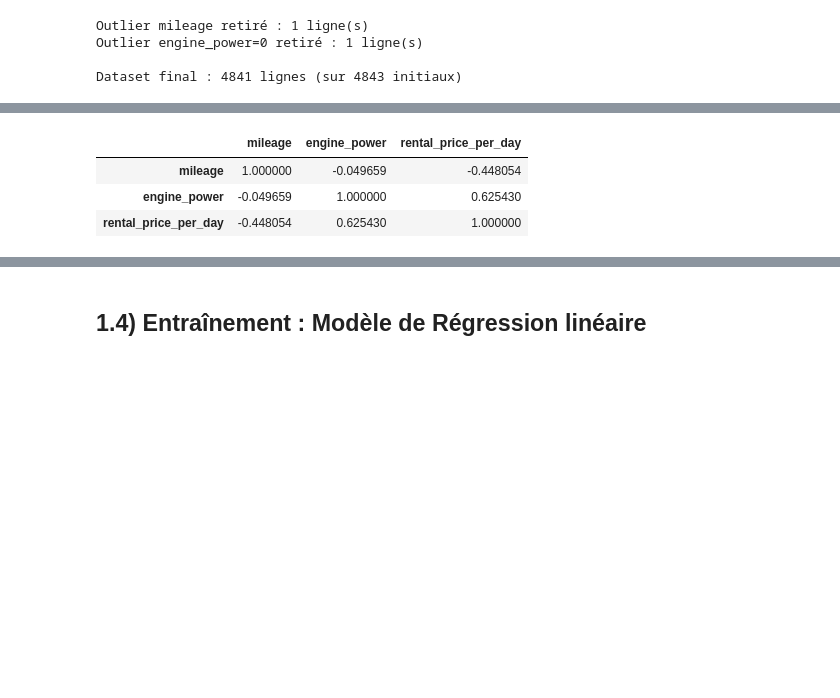
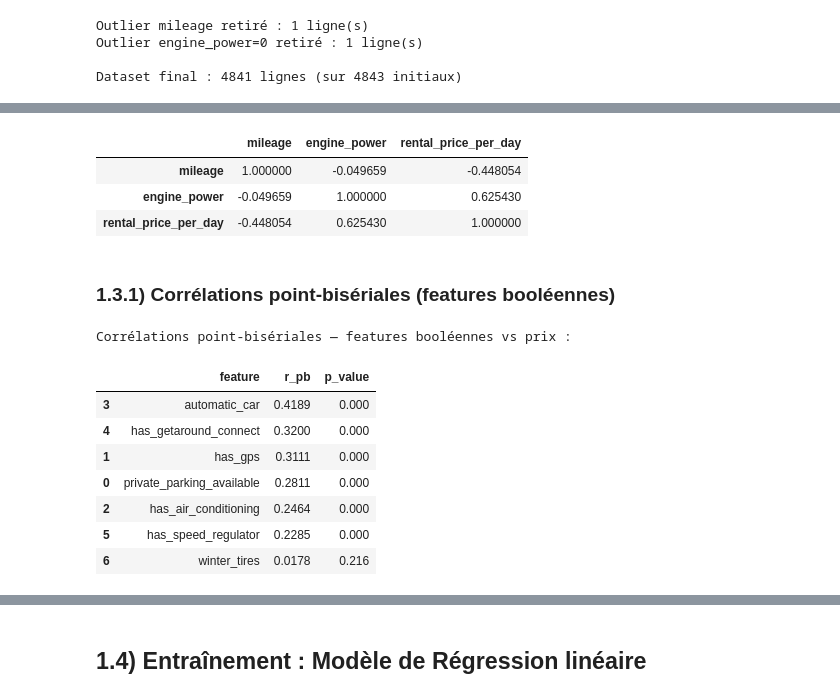
Before and after one commit to gviel/jedha-project-09-getaround, a Jupyter notebook: Getaround_Pricing_GV.ipynb, the cells around one changed output, grey strips where cells are left out. Saved outputs shown, nothing was run; the diff lists cells and outputs as text; code cells hidden in the pictures; blank space fills up the shorter version.

```diff
--- a/Getaround_Pricing_GV.ipynb
+++ b/Getaround_Pricing_GV.ipynb
@@ -52,3 +50,13 @@ True
+# %%
+# Définition du répertoire d'export des graphiques sous forme d'images
+EXPORTS = os.path.join(os.getcwd(), "exports")
+os.makedirs(EXPORTS, exist_ok=True)
+
+def save_fig(fig, name: str, width: int = 1100, height: int = 550, scale: int = 2):
+    """Sauvegarde un graphique Plotly en PNG et HTML dans exports/, puis laffiche."""
+    fig.write_image(os.path.join(EXPORTS, f"{name}.png"), width=width, height=height, scale=scale)
+    fig.write_html(os.path.join(EXPORTS, f"{name}.html"), include_plotlyjs="cdn")
+    fig.show()
 # %% [markdown]
 # Partie 1 : EDA
 
@@ -215,22 +223,4 @@ Dataset final : 4841 lignes (sur 4843 initiaux)
 # Distribution du prix (target)
 fig = px.histogram(df_model, x='rental_price_per_day', nbins=50,
                    title='Distribution du prix de location / jour')
-fig.show()
-
-# Prix par type de véhicule
-fig2 = px.box(df_model, x='car_type', y='rental_price_per_day',
-              title='Prix par type de véhicule', points='outliers')
-fig2.show()
-
-# Prix par carburant
-fig3 = px.box(df_model, x='fuel', y='rental_price_per_day',
-              title='Prix par type de carburant', points='outliers')
-fig3.show()
-
-# Corrélations numériques
-df_model[['mileage', 'engine_power', 'rental_price_per_day']].corr()
+save_fig(fig, "01_pricing_distribution_prix")
-# %% [output]
-|  | mileage | engine_power | rental_price_per_day |
-| mileage | 1.000000 | -0.049659 | -0.448054 |
-| engine_power | -0.049659 | 1.000000 | 0.625430 |
-| rental_price_per_day | -0.448054 | 0.625430 | 1.000000 |
@@ -236,0 +237,48 @@ df_model[['mileage', 'engine_power', 'rental_price_per_day']].corr()
+# %%
+
+# Corrélations numériques
+df_model[['mileage', 'engine_power', 'rental_price_per_day']].corr()
+# %% [output]
+|  | mileage | engine_power | rental_price_per_day |
+| mileage | 1.000000 | -0.049659 | -0.448054 |
+| engine_power | -0.049659 | 1.000000 | 0.625430 |
+| rental_price_per_day | -0.448054 | 0.625430 | 1.000000 |
+# %% [markdown]
+### 1.3.1) Corrélations point-bisériales (features booléennes)
+# %%
+from scipy import stats
+
+BINARY = [
+    "private_parking_available", "has_gps", "has_air_conditioning",
+    "automatic_car", "has_getaround_connect", "has_speed_regulator", "winter_tires",
+]
+TARGET = "rental_price_per_day"
+
+pb_results = []
+for col in BINARY:
+    r, p = stats.pointbiserialr(df_model[col].astype(int), df_model[TARGET])
+    pb_results.append({"feature": col, "r_pb": round(r, 4), "p_value": round(p, 4)})
+
+df_pb = pd.DataFrame(pb_results).sort_values("r_pb", key=abs, ascending=False)
+print("Corrélations point-bisériales — features booléennes vs prix :")
+display(df_pb)
+
+fig = px.bar(
+    df_pb, x="feature", y="r_pb", color="r_pb",
+    color_continuous_scale="RdBu", color_continuous_midpoint=0,
+    title="Corrélation point-bisériale — features booléennes vs prix de location",
+    labels={"r_pb": "r point-bisériale", "feature": "Feature"},
+)
+fig.add_hline(y=0, line_color="black", line_width=1)
+fig.update_layout(xaxis_tickangle=-30)
+save_fig(fig, "10_pricing_correlations_booleennes")
+# %% [output]
+Corrélations point-bisériales — features booléennes vs prix :
+|  | feature | r_pb | p_value |
+| 3 | automatic_car | 0.4189 | 0.000 |
+| 4 | has_getaround_connect | 0.3200 | 0.000 |
+| 1 | has_gps | 0.3111 | 0.000 |
+| 0 | private_parking_available | 0.2811 | 0.000 |
+| 2 | has_air_conditioning | 0.2464 | 0.000 |
+| 5 | has_speed_regulator | 0.2285 | 0.000 |
+| 6 | winter_tires | 0.0178 | 0.216 |
```
Also changed, not shown: parts of 18 cells of this notebook.
